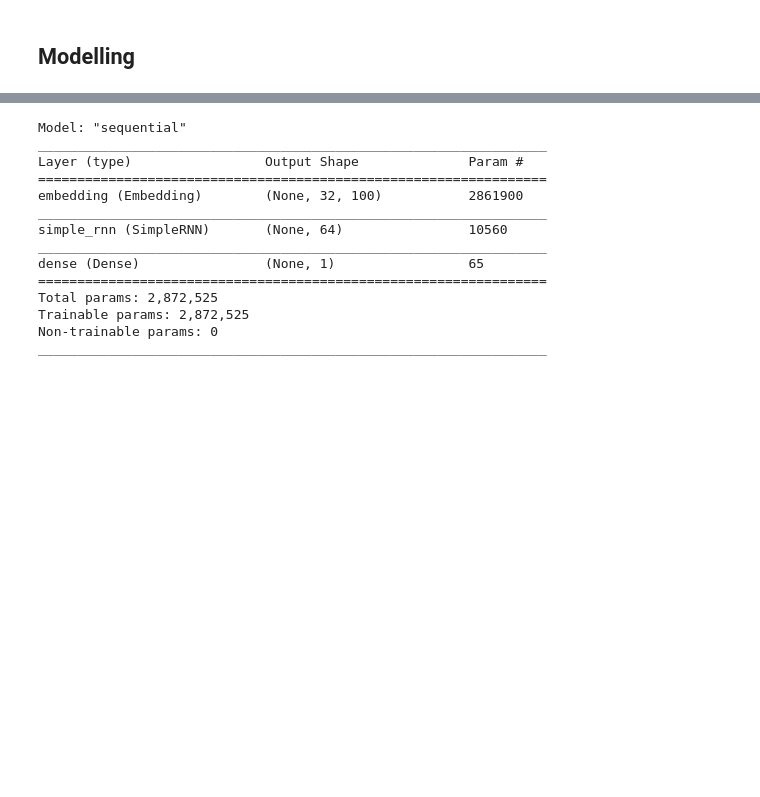
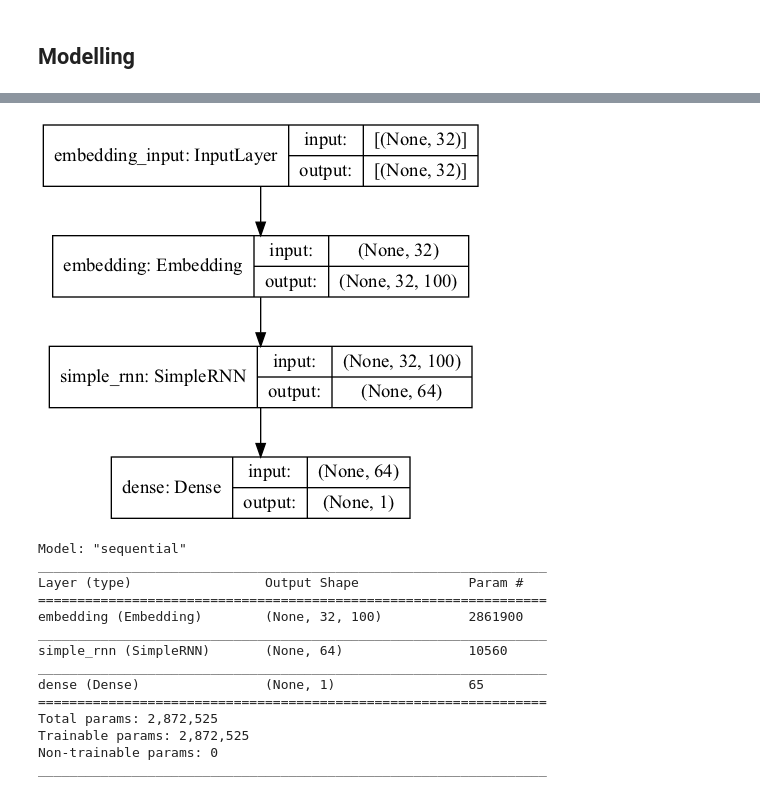
Before and after one commit to AngKS/Deep-Learning-CA1, a Jupyter notebook: Technical Paper/analysis.ipynb, the cells around one changed output, grey strips where cells are left out. Cells and saved outputs as stored; diff of their text form; code cells hidden in the pictures; blank space fills up the shorter version.

```diff
--- a/Technical Paper/analysis.ipynb
+++ b/Technical Paper/analysis.ipynb
@@ -230,4 +277,10 @@ simpleRNN.compile(loss='binary_crossentropy', optimizer='adam', metrics=['accura
 To enable them in other operations, rebuild TensorFlow with the appropriate compiler flags.
+# %%
+from keras.utils.vis_utils import plot_model
+plot_model(simpleRNN, to_file='model_plot.png',
+           show_shapes=True, show_layer_names=True)
+# %% [output]
+[figure, added]
 # %%
 simpleRNN.summary()
 # %% [output]
```
Also changed, not shown: parts of 11 cells of this notebook, 9 other files.
